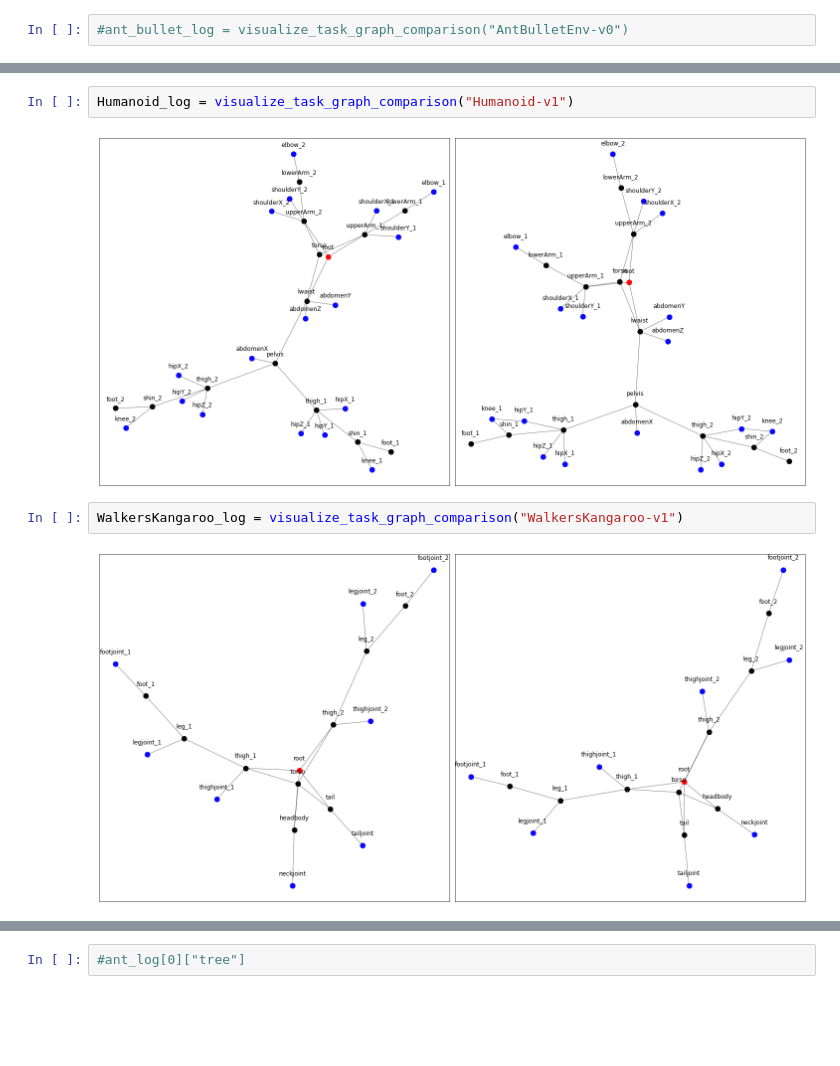
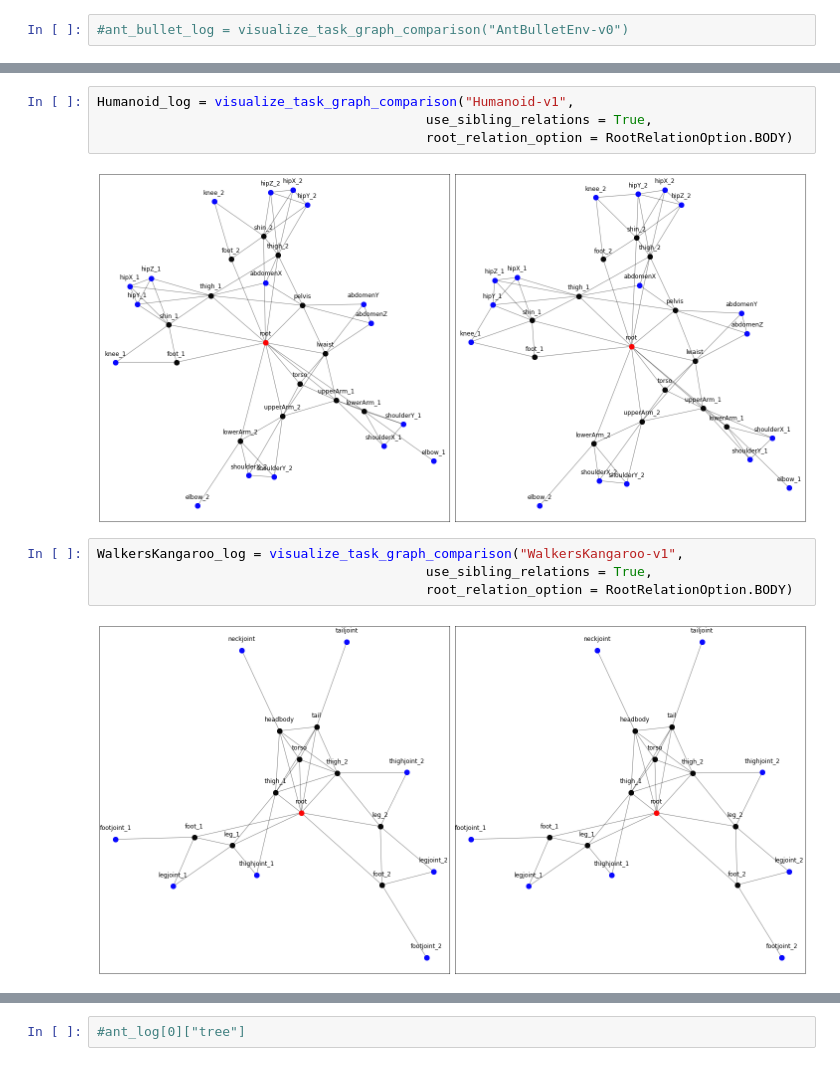
Before and after one commit to HannesStark/gnn-reinforcement-learning, a Jupyter notebook: playground/graph_visualization/robot_graph_visualization-comparision.ipynb, the cells around one changed output, grey strips where cells are left out. Saved outputs shown, nothing was run; the diff lists cells and outputs as text; blank space fills up the shorter version.

Commit message:
Add more options for building relation matrix

```diff
--- a/playground/graph_visualization/robot_graph_visualization-comparision.ipynb
+++ b/playground/graph_visualization/robot_graph_visualization-comparision.ipynb
@@ -118,9 +164,13 @@ CentipedeFour_log = visualize_task_graph_comparison("CentipedeFour-v1")
 # %%
-Humanoid_log = visualize_task_graph_comparison("Humanoid-v1")
+Humanoid_log = visualize_task_graph_comparison("Humanoid-v1",
+                                          use_sibling_relations = True,
+                                          root_relation_option = RootRelationOption.BODY)
 # %% [output]
-[figure, old version]
+[figure, new version]
 # %%
-WalkersKangaroo_log = visualize_task_graph_comparison("WalkersKangaroo-v1")
+WalkersKangaroo_log = visualize_task_graph_comparison("WalkersKangaroo-v1",
+                                          use_sibling_relations = True,
+                                          root_relation_option = RootRelationOption.BODY)
 # %% [output]
-[figure, old version]
+[figure, new version]
 # %%
```
Also changed, not shown: parts of 15 cells of this notebook, 4 other files.
